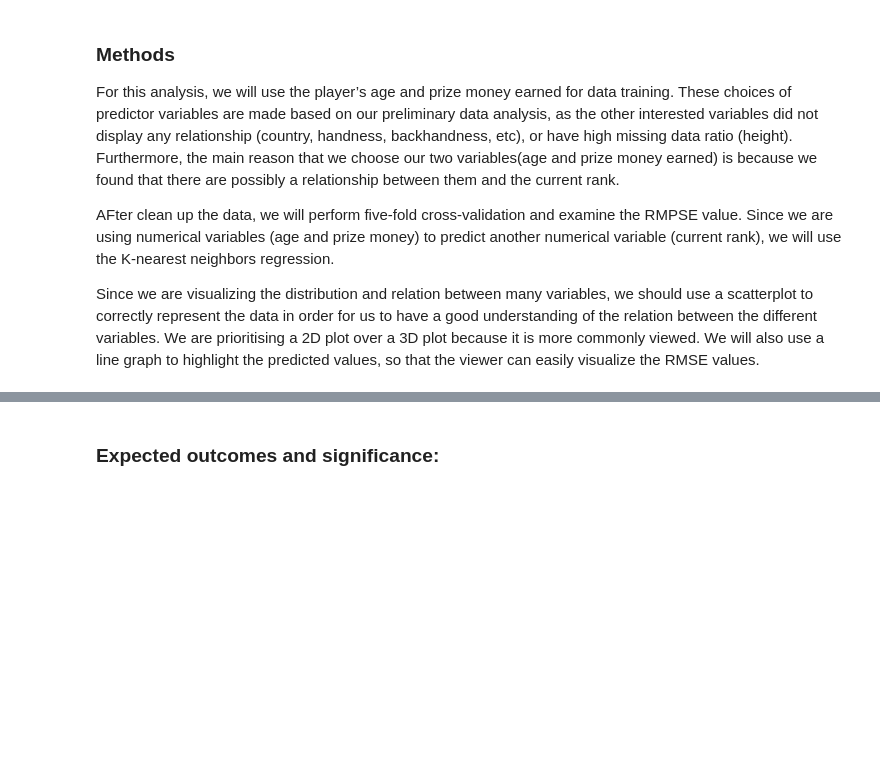
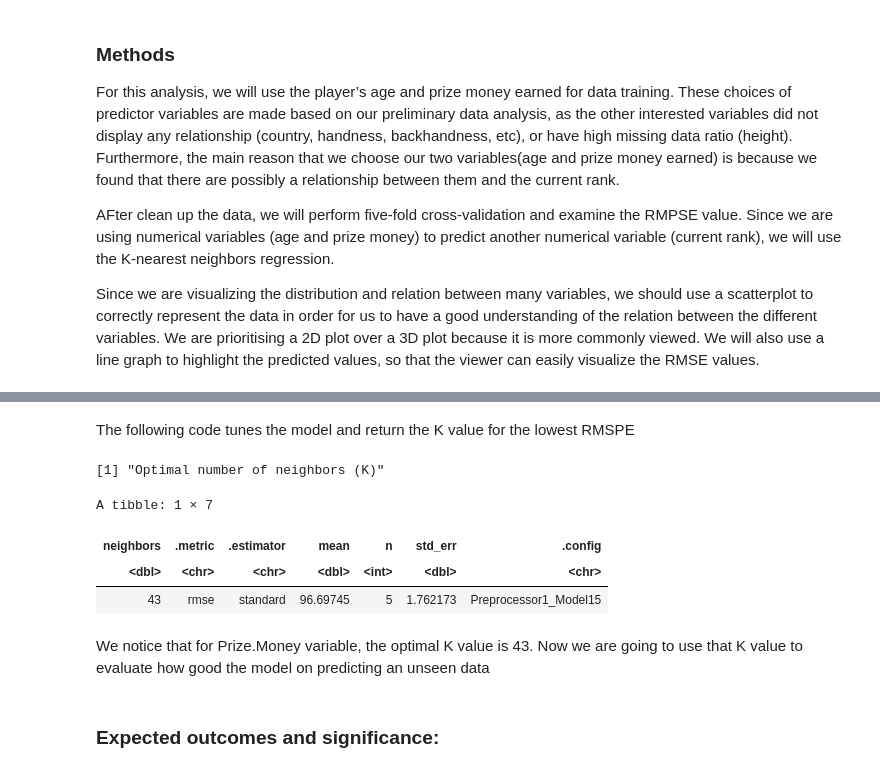
Before and after one commit to tarauboviccc/DSCI100_105_group_project, a Jupyter notebook: final_report.ipynb, the cells around one changed output, grey strips where cells are left out. Saved outputs shown, nothing was run; the diff lists cells and outputs as text; code cells hidden in the pictures; blank space fills up the shorter version.

```diff
--- a/final_report.ipynb
+++ b/final_report.ipynb
@@ -469,0 +607,20 @@ Since we are visualizing the distribution and relation between many variables, w
+# %%
+# Now we will perform cross validation to choose the optimal K
+set.seed(420)
+#split the training data set for cross-validation
+vfold <- vfold_cv(tennis_train, v = 5, strata = Current.Rank)
+
+knn_spec <- nearest_neighbor(weight_func = "rectangular",
+                             neighbors = tune()) |>
+            set_engine("kknn") |>
+            set_mode("regression")
+
+tennis_prize_recipe <- recipe(Current.Rank ~ Prize.Money, data = tennis_train) |>
+            step_scale(all_predictors()) |>
+            step_center(all_predictors())
+
+prize_wkflw <- workflow() |>
+  add_recipe(tennis_prize_recipe) |>
+  add_model(knn_spec)
+
+prize_wkflw
@@ -470,3 +646,25 @@ Since we are visualizing the distribution and relation between many variables, w
+# %% [markdown]
+The following code tunes the model and return the K value for the lowest RMSPE
+# %%
+# run cross-validation for a grid of neighbors ranging from 1 to 80, jump 3 step at a time to reduce the running time.
+gridv <- tibble(neighbors = seq(from = 1, to = 80, by = 3))
+
+prize_results <- prize_wkflw |>
+  tune_grid(resamples = vfold, grid = gridv) |>
+  collect_metrics() |>
+  filter(.metric == "rmse") |>
+  filter(mean == min(mean))
+
+paste("Optimal number of neighbors (K)")
+prize_results
+# %% [output]
+[1] "Optimal number of neighbors (K)"
+A tibble: 1 × 7
+| neighbors | .metric | .estimator | mean | n | std_err | .config |
+| <dbl> | <chr> | <chr> | <dbl> | <int> | <dbl> | <chr> |
+| 43 | rmse | standard | 96.69745 | 5 | 1.762173 | Preprocessor1_Model15 |
+# %% [markdown]
+We notice that for Prize.Money variable, the optimal K value is 43. Now we are going to use that K value to evaluate how good the model on predicting an unseen data
 # %% [markdown]
 ### Expected outcomes and significance:
 # %% [markdown]
```
Also changed, not shown: parts of 14 cells of this notebook.
